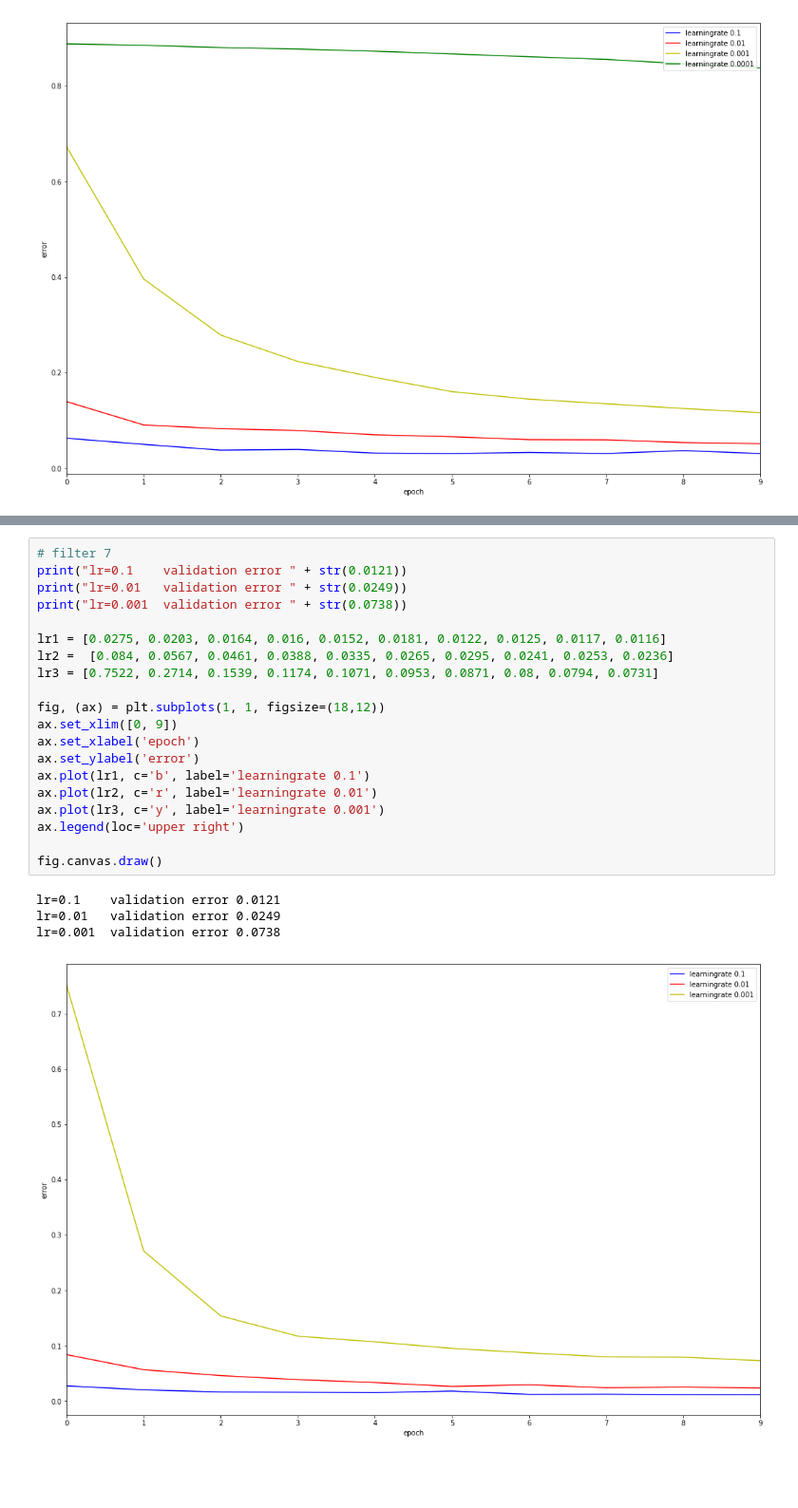
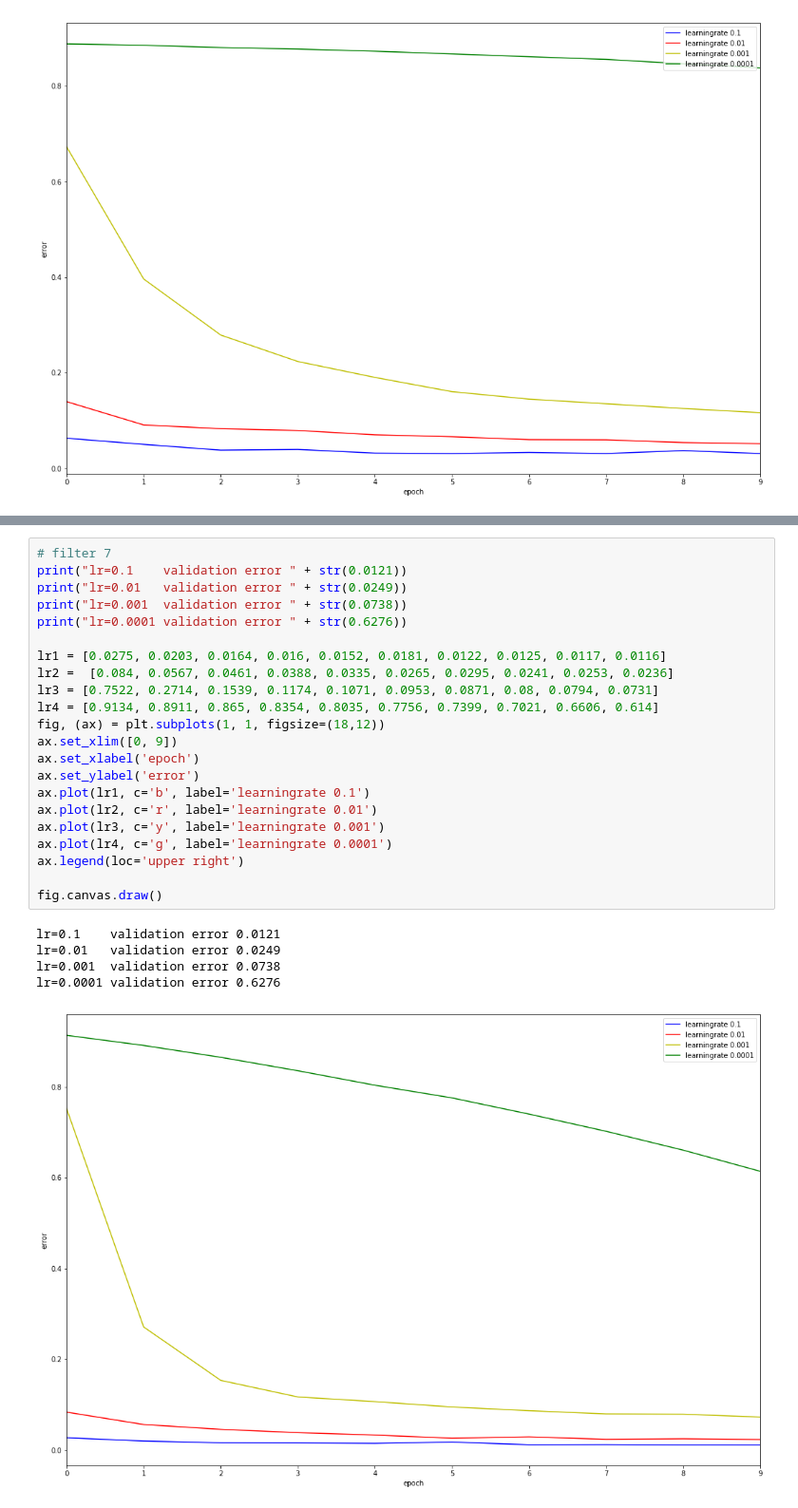
Before and after one commit to legitWelto/DeepLearningLab18, a Jupyter notebook: exercie2/plots.ipynb, the cells around one changed output, grey strips where cells are left out. Shown at 95% size. Drawn from its saved outputs; the diff is of its cells as text; blank space fills up the shorter version.

```diff
--- a/exercie2/plots.ipynb
+++ b/exercie2/plots.ipynb
@@ -87,25 +91,28 @@ lr=0.001  validation error 0.0817
 # %%
 # filter 7
 print("lr=0.1    validation error " + str(0.0121))
 print("lr=0.01   validation error " + str(0.0249))
 print("lr=0.001  validation error " + str(0.0738))
+print("lr=0.0001 validation error " + str(0.6276))
 
 lr1 = [0.0275, 0.0203, 0.0164, 0.016, 0.0152, 0.0181, 0.0122, 0.0125, 0.0117, 0.0116]
 lr2 =  [0.084, 0.0567, 0.0461, 0.0388, 0.0335, 0.0265, 0.0295, 0.0241, 0.0253, 0.0236]
 lr3 = [0.7522, 0.2714, 0.1539, 0.1174, 0.1071, 0.0953, 0.0871, 0.08, 0.0794, 0.0731]
-
+lr4 = [0.9134, 0.8911, 0.865, 0.8354, 0.8035, 0.7756, 0.7399, 0.7021, 0.6606, 0.614]
 fig, (ax) = plt.subplots(1, 1, figsize=(18,12))
 ax.set_xlim([0, 9])
 ax.set_xlabel('epoch')
 ax.set_ylabel('error')
 ax.plot(lr1, c='b', label='learningrate 0.1')
 ax.plot(lr2, c='r', label='learningrate 0.01')
 ax.plot(lr3, c='y', label='learningrate 0.001')
+ax.plot(lr4, c='g', label='learningrate 0.0001')
 ax.legend(loc='upper right')
 
 fig.canvas.draw()
 # %% [output]
 lr=0.1    validation error 0.0121
 lr=0.01   validation error 0.0249
 lr=0.001  validation error 0.0738
+lr=0.0001 validation error 0.6276
-[figure, old version]
+[figure, new version]
```
Also changed, not shown: parts of 5 cells of this notebook.
